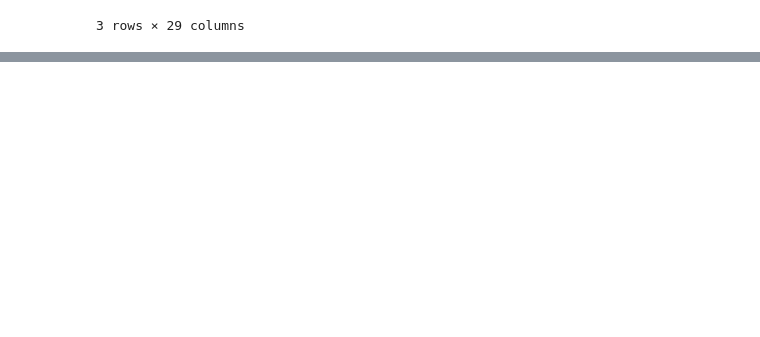
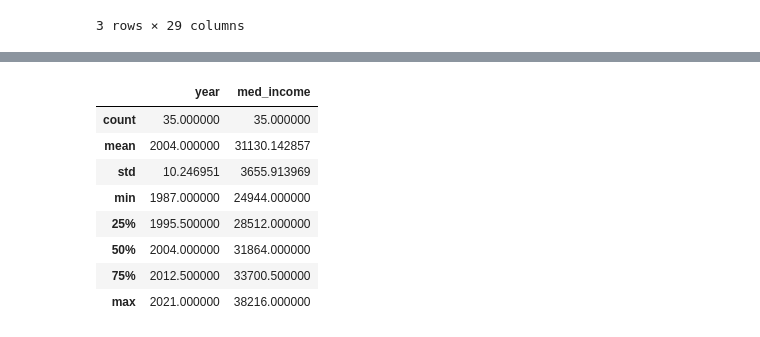
Before and after one commit to SchreinerJS/schreinerj_capstone, a Jupyter notebook: notebooks/f10_f11_cleaned_merged.ipynb, the cells around one changed output, grey strips where cells are left out. Saved outputs shown, nothing was run; the diff lists cells and outputs as text; code cells hidden in the pictures; blank space fills up the shorter version.

```diff
--- a/notebooks/f10_f11_cleaned_merged.ipynb
+++ b/notebooks/f10_f11_cleaned_merged.ipynb
@@ -695,0 +765,11 @@ f10_f11_1987.to_csv('../data/single_parent/census/historical_income_families/f10
+# %%
+#locate needed data
+single_mother_med = f10_f11_1987[['year', 'fhh_med_2021']]
+single_mother_med.head()
+
+#create a column for family type
+single_mother_med['family_type'] = 'single_mother'
+
+#rename columns
+single_mother_med = single_mother_med.rename(columns = {'fhh_med_2021': 'med_income'})
+single_mother_med.head()
@@ -695,0 +788,12 @@ f10_f11_1987.to_csv('../data/single_parent/census/historical_income_families/f10
+# %%
+single_mother_med.describe()
+# %% [output]
+|  | year | med_income |
+| count | 35.000000 | 35.000000 |
+| mean | 2004.000000 | 31130.142857 |
+| std | 10.246951 | 3655.913969 |
+| min | 1987.000000 | 24944.000000 |
+| 25% | 1995.500000 | 28512.000000 |
+| 50% | 2004.000000 | 31864.000000 |
+| 75% | 2012.500000 | 33700.500000 |
+| max | 2021.000000 | 38216.000000 |
```
Also changed, not shown: parts of 17 cells of this notebook, 1 other file.
